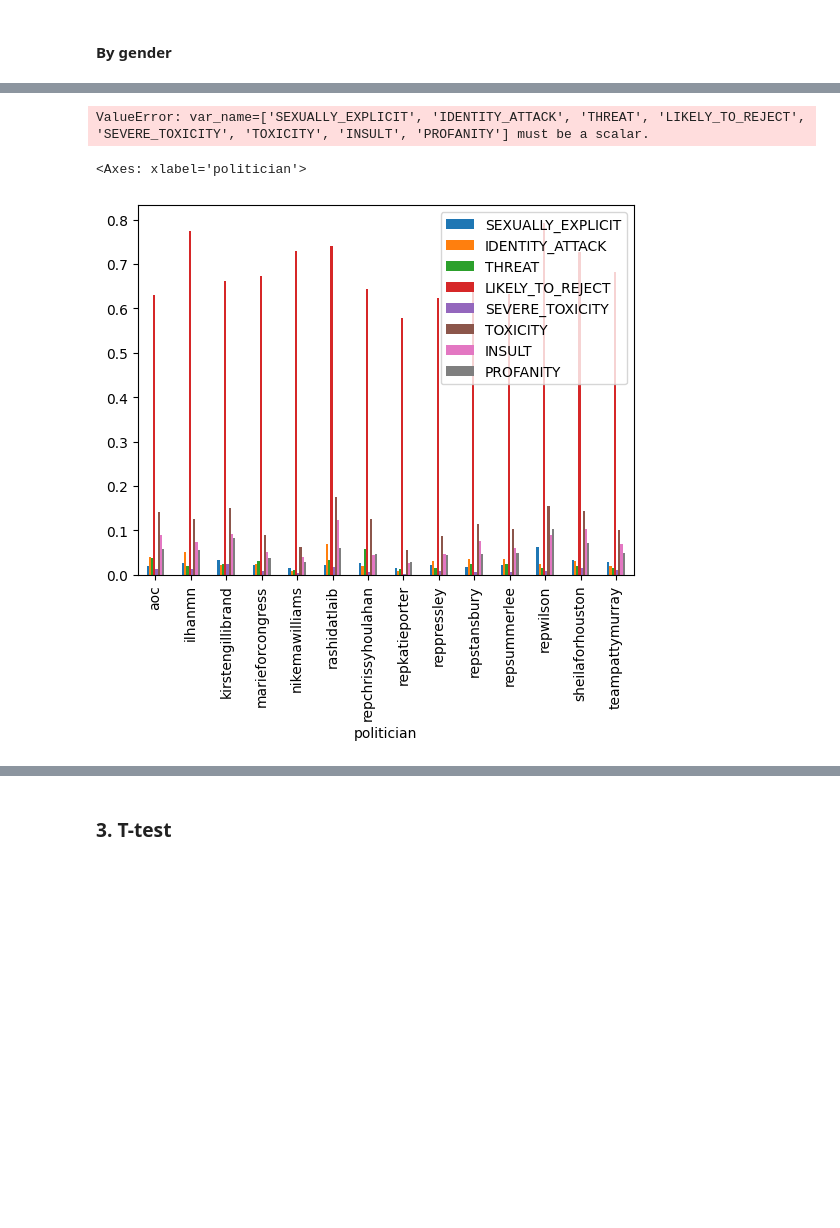
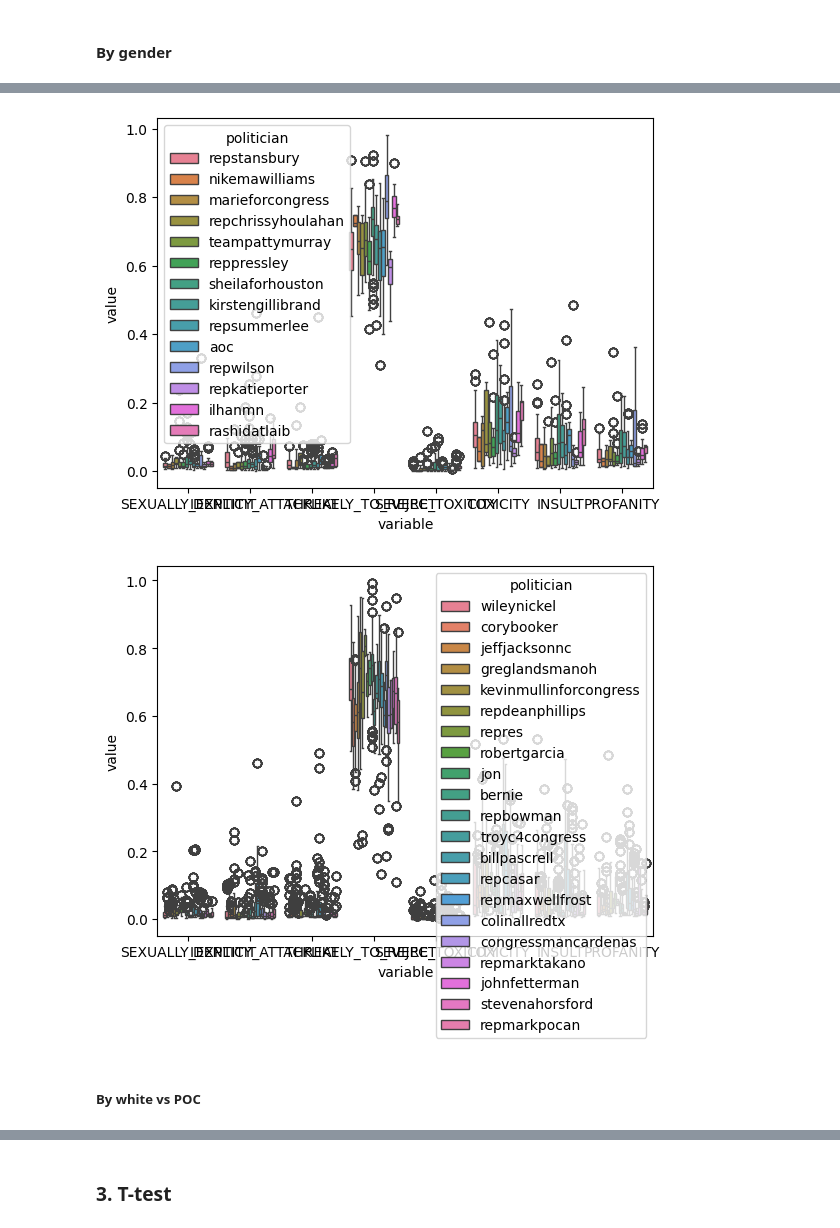
Before and after one commit to tsrogers9/CS315-proj3-group2, a Jupyter notebook: 2-analysis/stance_detection_analysis.ipynb, the cells around one changed output, grey strips where cells are left out. Cells and saved outputs as stored; diff of their text form; code cells hidden in the pictures; blank space fills up the shorter version.

```diff
--- a/2-analysis/stance_detection_analysis.ipynb
+++ b/2-analysis/stance_detection_analysis.ipynb
@@ -171,4 +162,0 @@ temp.head()
-# %%
-pd.wide_to_long(temp, stubnames='values', i=['politician'], j=col_names_cats)
-# %% [output]
-ValueError: var_name=['SEXUALLY_EXPLICIT', 'IDENTITY_ATTACK', 'THREAT', 'LIKELY_TO_REJECT', 'SEVERE_TOXICITY', 'TOXICITY', 'INSULT', 'PROFANITY'] must be a scalar.
@@ -177,5 +162,0 @@ sns.barplot(data=temp, x='Y', hue='Z', y='X')
-# %%
-temp.set_index('politician').plot.bar()
-# %% [output]
-<Axes: xlabel='politician'>
-[figure, removed]
@@ -196,0 +163,22 @@ plt.show()
+# %%
+def plot_side_by_side(multi_poli_df, identify):
+    """
+    Input: multi_poli_df - df with columns for each stance, identify - string identifying feature in the df by which you want to plot
+    """
+    long =  pd.melt(multi_poli_df, id_vars=[identify], value_vars=['SEXUALLY_EXPLICIT', 'IDENTITY_ATTACK', 'THREAT',
+       'LIKELY_TO_REJECT', 'SEVERE_TOXICITY', 'TOXICITY', 'INSULT','PROFANITY'])
+    ax = sns.boxplot(x="variable", y="value", hue=identify, data=long)  # RUN PLOT
+    plt.show()
+
+    plt.clf()
+    plt.close()
+# %%
+plot_side_by_side(df_female_federal, 'politician')
+# %% [output]
+[figure, added]
+# %%
+plot_side_by_side(df_male_federal, 'politician')
+# %% [output]
+[figure, added]
+# %% [markdown]
+##### By white vs POC
```
Also changed, not shown: parts of 23 cells of this notebook, 2 other files.
